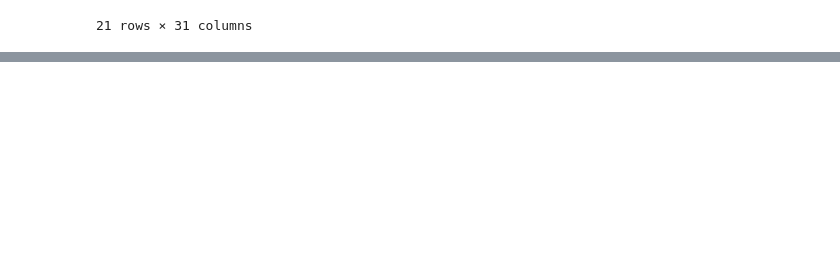
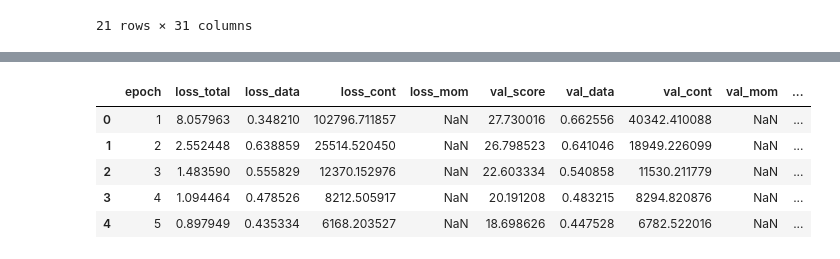
Before and after one commit to borges12matheus/pinn_hybrid_experiments, a Jupyter notebook: notebook/bfs2d_pipeline_baseline_v0.ipynb, the cells around one changed output, grey strips where cells are left out. Cells and saved outputs as stored; diff of their text form; code cells hidden in the pictures; blank space fills up the shorter version.

```diff
--- a/notebook/bfs2d_pipeline_baseline_v0.ipynb
+++ b/notebook/bfs2d_pipeline_baseline_v0.ipynb
@@ -115,0 +137,10 @@ df3
+# %%
+df_pinn_loss = pd.read_csv(PATH_EXP_DIR / "logs/pinn/pinn_cont_base_20260902_160507/pinn_loss_history_stage2_cont_base_20260902_160507.csv")
+df_pinn_loss.head()
+# %% [output]
+|  | epoch | loss_total | loss_data | loss_cont | loss_mom | val_score | val_data | val_cont | val_mom | ... |
+| 0 | 1 | 8.057963 | 0.348210 | 102796.711857 | NaN | 27.730016 | 0.662556 | 40342.410088 | NaN | ... |
+| 1 | 2 | 2.552448 | 0.638859 | 25514.520450 | NaN | 26.798523 | 0.641046 | 18949.226099 | NaN | ... |
+| 2 | 3 | 1.483590 | 0.555829 | 12370.152976 | NaN | 22.603334 | 0.540858 | 11530.211779 | NaN | ... |
+| 3 | 4 | 1.094464 | 0.478526 | 8212.505917 | NaN | 20.191208 | 0.483215 | 8294.820876 | NaN | ... |
+| 4 | 5 | 0.897949 | 0.435334 | 6168.203527 | NaN | 18.698626 | 0.447528 | 6782.522016 | NaN | ... |
```
Also changed, not shown: parts of 5 cells of this notebook, 27 other files.
